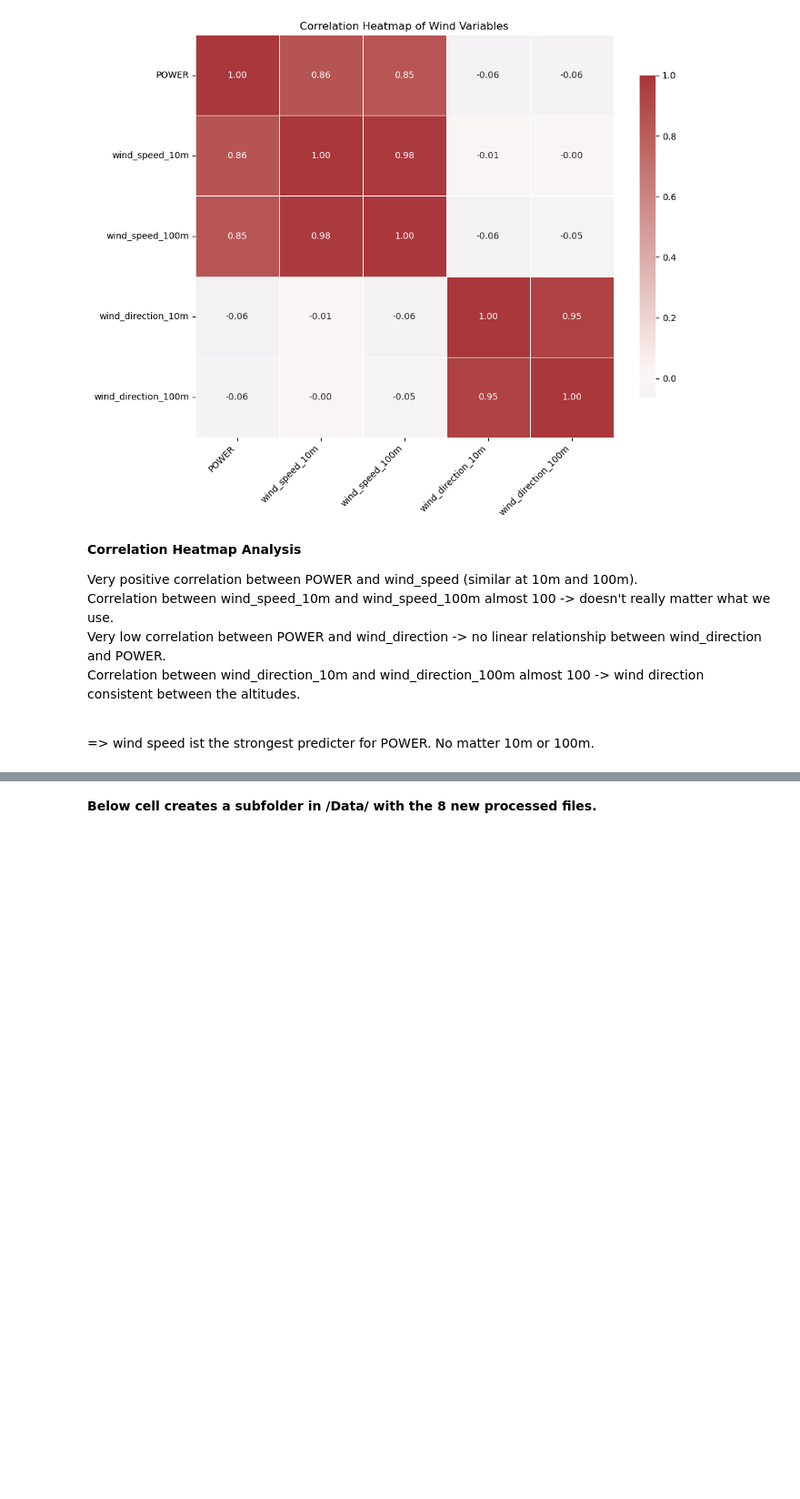
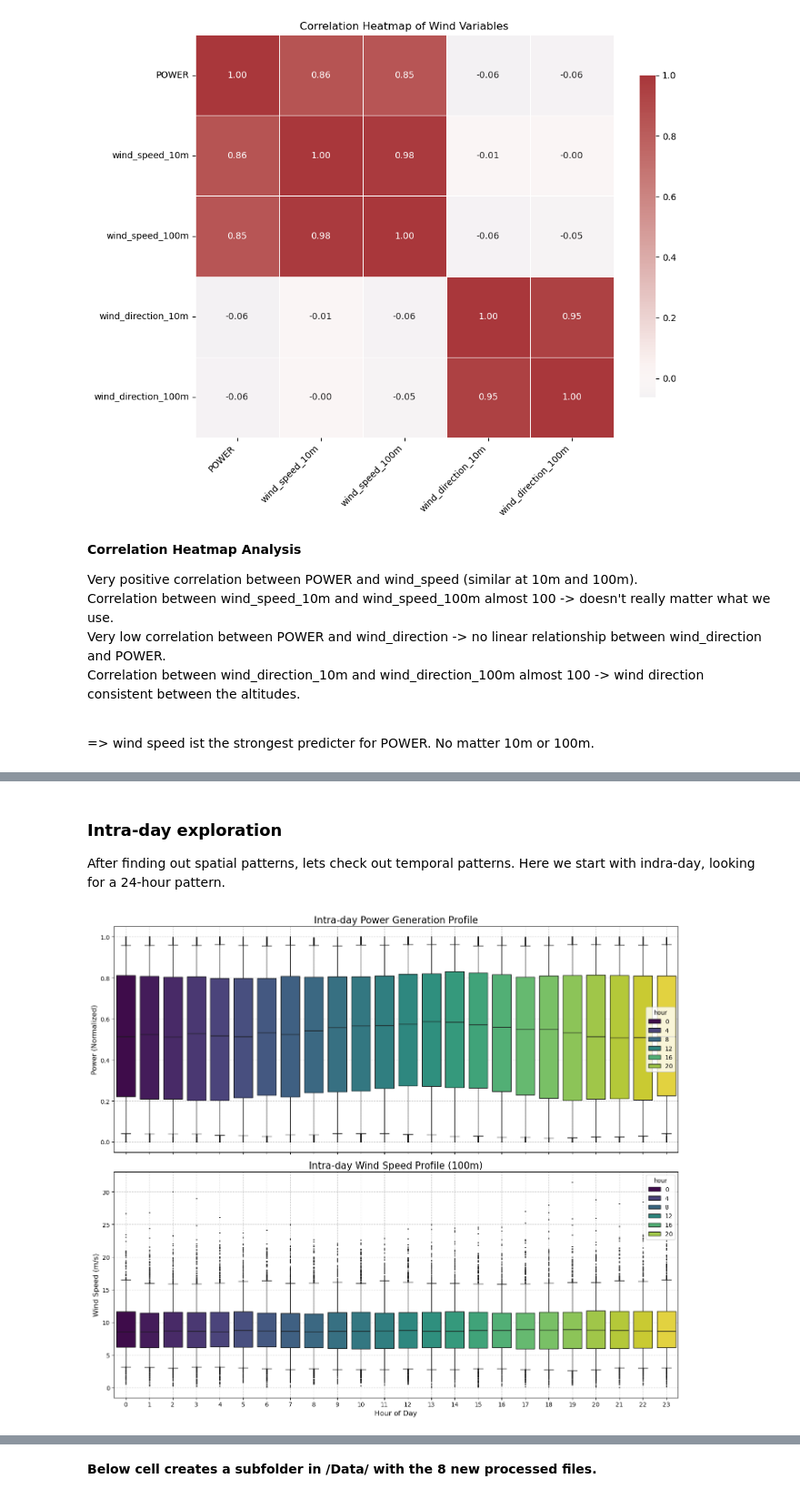
Before and after one commit to JontheFL/Wind-Power-Forecasting, a Jupyter notebook: Notebooks/1_data_exploration_cleaning.ipynb, the cells around one changed output, grey strips where cells are left out. Shown at 91% size. Drawn from its saved outputs; the diff is of its cells as text; code cells hidden in the pictures; blank space fills up the shorter version.

```diff
--- a/Notebooks/1_data_exploration_cleaning.ipynb
+++ b/Notebooks/1_data_exploration_cleaning.ipynb
@@ -671,0 +757,55 @@ plt.show()
+# %% [markdown]
+### Intra-day exploration
+
+After finding out spatial patterns, lets check out temporal patterns. Here we start with indra-day, looking for a 24-hour pattern.
+# %%
+# 1. Create 'hour' column
+wind_persistance_polar_test = wind_persistance_polar.copy()
+wind_persistance_polar_test['hour'] = wind_persistance_polar_test['TIMESTAMP'].dt.hour
+
+# 2. Create the two-panel figure
+# We share the X-axis (hour) for direct comparison
+fig, (ax1, ax2) = plt.subplots(
+    nrows=2,         # 2 plots, stacked vertically
+    ncols=1,
+    figsize=(14, 12),
+    sharex=True      # This links the x-axes
+)
+
+# 3. Plot 1: Power vs. Hour
+sns.boxplot(
+    data=wind_persistance_polar_test,
+    x='hour',
+    hue='hour',
+    y='POWER',
+    ax=ax1,
+    palette='viridis',
+    fliersize=1, # Make outlier markers smaller
+    whis=[5, 95] # Show 5th and 95th percentiles
+)
+ax1.set_title('Intra-day Power Generation Profile', fontsize=16)
+ax1.set_ylabel('Power (Normalized)', fontsize=12)
+ax1.set_xlabel('') # Remove x-label from top plot
+ax1.grid(True, linestyle='--', alpha=0.6)
+
+# 4. Plot 2: Wind Speed vs. Hour
+sns.boxplot(
+    data=wind_persistance_polar_test,
+    x='hour',
+    hue='hour',
+    y='wind_speed_100m',
+    ax=ax2,
+    palette='viridis',
+    fliersize=1,
+    whis=[5, 95]
+)
+ax2.set_title('Intra-day Wind Speed Profile (100m)', fontsize=16)
+ax2.set_ylabel('Wind Speed (m/s)', fontsize=12)
+ax2.set_xlabel('Hour of Day', fontsize=12)
+ax2.grid(True, linestyle='--', alpha=0.6)
+
+# 5. Clean up and display
+plt.tight_layout()
+plt.show()
+# %% [output]
+[figure, added]
```
Also changed, not shown: parts of 13 cells of this notebook, 1 other file.
